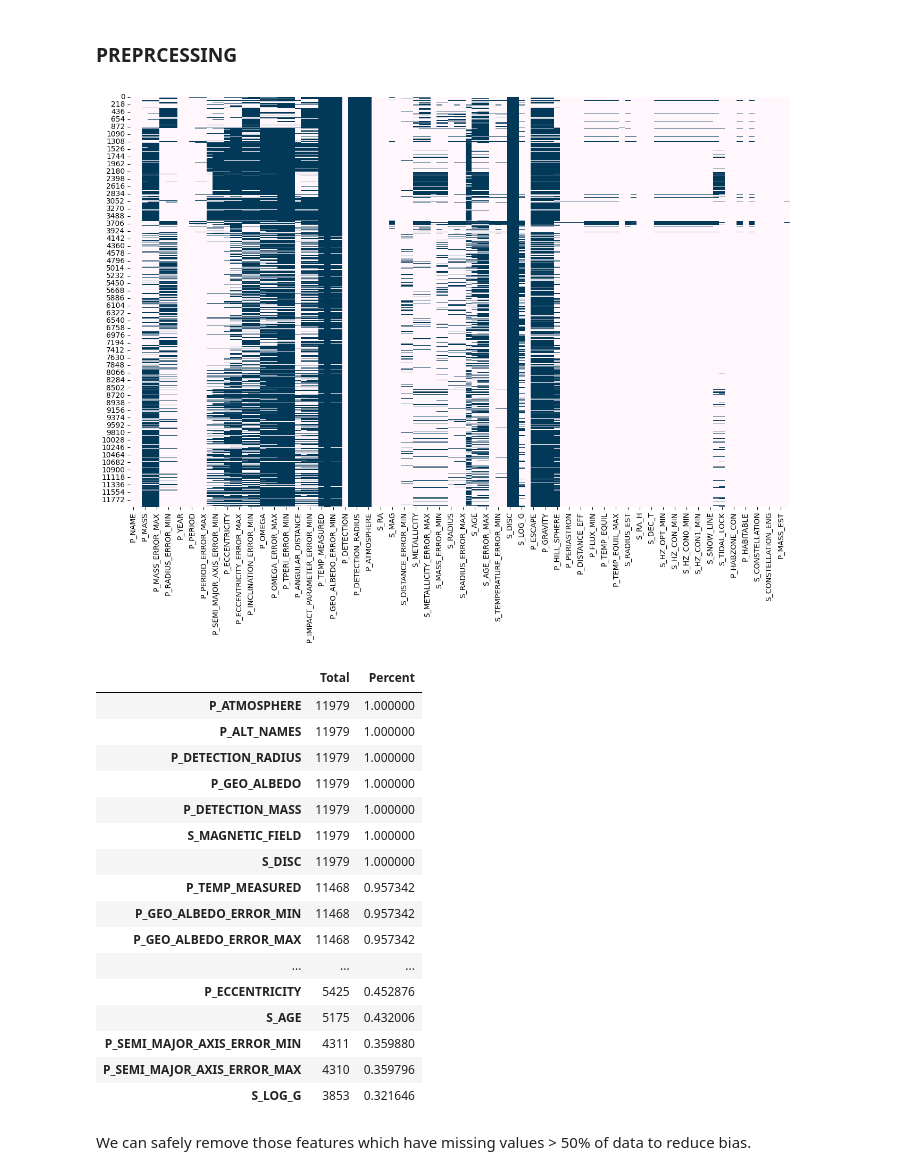
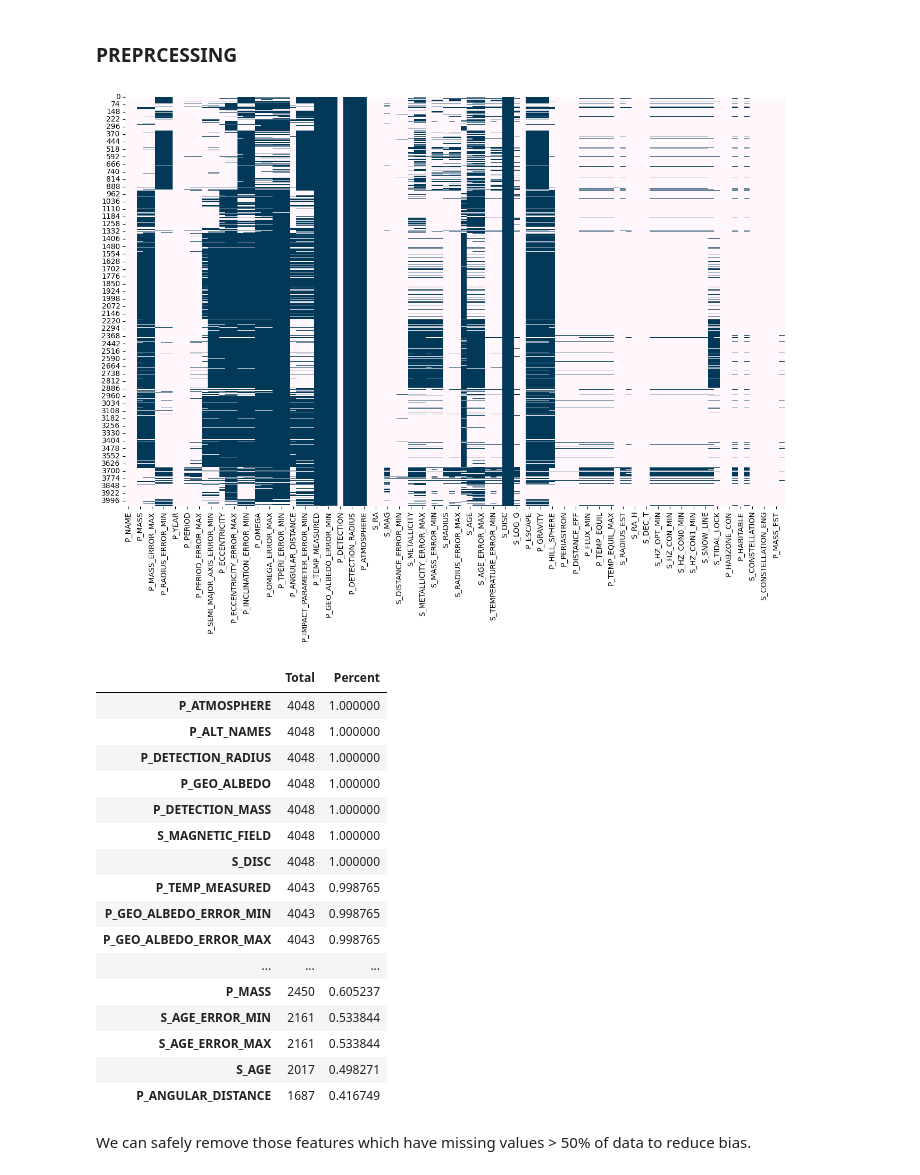
Before and after one commit to Ridima28/Exoplanet-Habitability-Classification, a Jupyter notebook: models/main.ipynb, the cells around one changed output. Drawn from its saved outputs; the diff is of its cells as text; code cells hidden in the pictures.

```diff
--- a/models/main.ipynb
+++ b/models/main.ipynb
@@ -139,13 +139,13 @@ inhabitable = df[df.P_HABITABLE == 0]
 potential_habitable = df[df.P_HABITABLE == 1]
 habitable = df[df.P_HABITABLE == 2]
 
-potential_habitable_oversampled = resample(potential_habitable, replace = True, n_samples=len(inhabitable), random_state=42)
+potential_habitable_df = resample(potential_habitable, replace = True, n_samples=len(inhabitable), random_state=42)
 
-oversampled = pd.concat([inhabitable, potential_habitable_oversampled])
+df = pd.concat([inhabitable, potential_habitable_df])
 
-habitable_oversampled = resample(habitable, replace=True, n_samples=len(inhabitable), random_state=42)
+habitable_df = resample(habitable, replace=True, n_samples=len(inhabitable), random_state=42)
 
-oversampled = pd.concat([oversampled,habitable_oversampled])
+df = pd.concat([df,habitable_df])
 # %%
 #plotting the new balanced target column
 fig = plt.figure(figsize = (9,6))
@@ -277,8 +268,8 @@ From the above lineplot, we can infer that in around 2014-2015 we see maximum nu
 # %% [markdown]
 Now, we can plot how planet thermal type is influencing the earth similarity index, and how PSI affect the possibility of and exoplanet being habitual.
 # %%
-oversampled = oversampled.reset_index(drop=True)
-sns.catplot(x='P_TYPE_TEMP', y='P_ESI', hue= 'P_HABITABLE', col='P_TYPE', col_wrap=3, aspect=0.8, kind='boxen', data=oversampled)
+df = df.reset_index(drop=True)
+sns.catplot(x='P_TYPE_TEMP', y='P_ESI', hue= 'P_HABITABLE', col='P_TYPE', col_wrap=3, aspect=0.8, kind='boxen', data=df)
 plt.savefig("P_type-by-temp.png")
 # %% [output]
 [figure]
@@ -366,36 +352,36 @@ Positively habitual cluster of exoplanets have a period ranging 18 days to  448
 # %%
 #Plots a heatmap of the missing values in the dataset
 plt.figure(figsize=(16, 10))
 
-sns.heatmap(oversampled.isnull(), cbar=False, cmap='PuBu')
+sns.heatmap(df.isnull(), cbar=False, cmap='PuBu')
 plt.savefig('Null-values-distribution.png')
 plt.show()
 # %% [output]
-[figure, old version]
+[figure, new version]
 # %%
-null_values = oversampled.isnull().sum().sort_values(ascending = False)
-percent = (oversampled.isnull().sum()/oversampled.isnull().count()).sort_values(ascending=False)
+null_values = df.isnull().sum().sort_values(ascending = False)
+percent = (df.isnull().sum()/df.isnull().count()).sort_values(ascending=False)
 
 missing = pd.concat([null_values,percent], axis = 1, keys=['Total', "Percent"])
 missing.head(40)
 # %% [output]
 |  | Total | Percent |
-| P_ATMOSPHERE | 11979 | 1.000000 |
-| P_ALT_NAMES | 11979 | 1.000000 |
-| P_DETECTION_RADIUS | 11979 | 1.000000 |
-| P_GEO_ALBEDO | 11979 | 1.000000 |
-| P_DETECTION_MASS | 11979 | 1.000000 |
-| S_MAGNETIC_FIELD | 11979 | 1.000000 |
-| S_DISC | 11979 | 1.000000 |
-| P_TEMP_MEASURED | 11468 | 0.957342 |
-| P_GEO_ALBEDO_ERROR_MIN | 11468 | 0.957342 |
-| P_GEO_ALBEDO_ERROR_MAX | 11468 | 0.957342 |
+| P_ATMOSPHERE | 4048 | 1.000000 |
+| P_ALT_NAMES | 4048 | 1.000000 |
+| P_DETECTION_RADIUS | 4048 | 1.000000 |
+| P_GEO_ALBEDO | 4048 | 1.000000 |
+| P_DETECTION_MASS | 4048 | 1.000000 |
+| S_MAGNETIC_FIELD | 4048 | 1.000000 |
+| S_DISC | 4048 | 1.000000 |
+| P_TEMP_MEASURED | 4043 | 0.998765 |
+| P_GEO_ALBEDO_ERROR_MIN | 4043 | 0.998765 |
+| P_GEO_ALBEDO_ERROR_MAX | 4043 | 0.998765 |
 | ... | ... | ... |
-| P_ECCENTRICITY | 5425 | 0.452876 |
-| S_AGE | 5175 | 0.432006 |
-| P_SEMI_MAJOR_AXIS_ERROR_MIN | 4311 | 0.359880 |
-| P_SEMI_MAJOR_AXIS_ERROR_MAX | 4310 | 0.359796 |
-| S_LOG_G | 3853 | 0.321646 |
+| P_MASS | 2450 | 0.605237 |
+| S_AGE_ERROR_MIN | 2161 | 0.533844 |
+| S_AGE_ERROR_MAX | 2161 | 0.533844 |
+| S_AGE | 2017 | 0.498271 |
+| P_ANGULAR_DISTANCE | 1687 | 0.416749 |
 # %% [markdown]
 We can safely remove those features which have missing values > 50% of data to reduce bias.
 # %%
```
Also changed, not shown: parts of 60 cells of this notebook, 10 other files.
